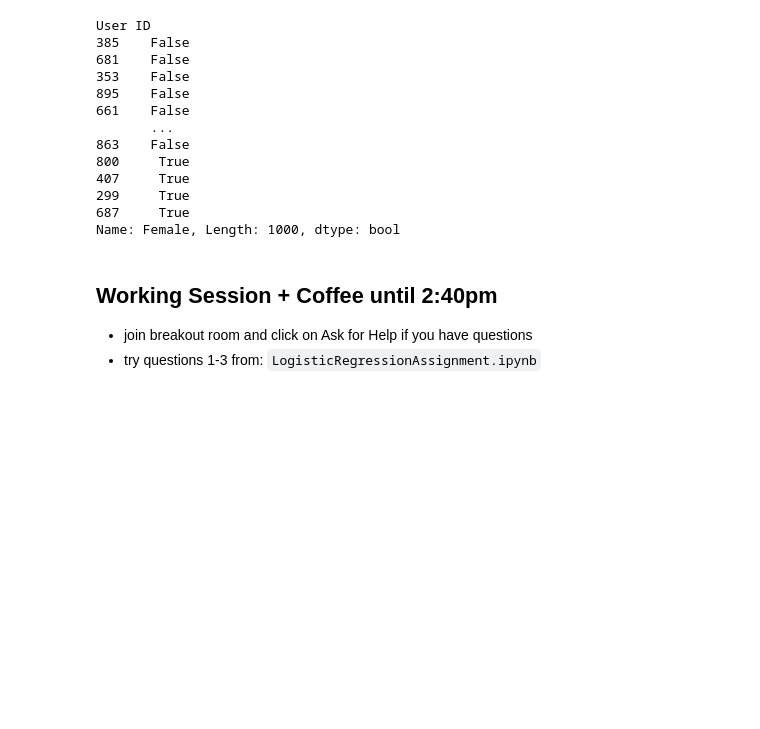
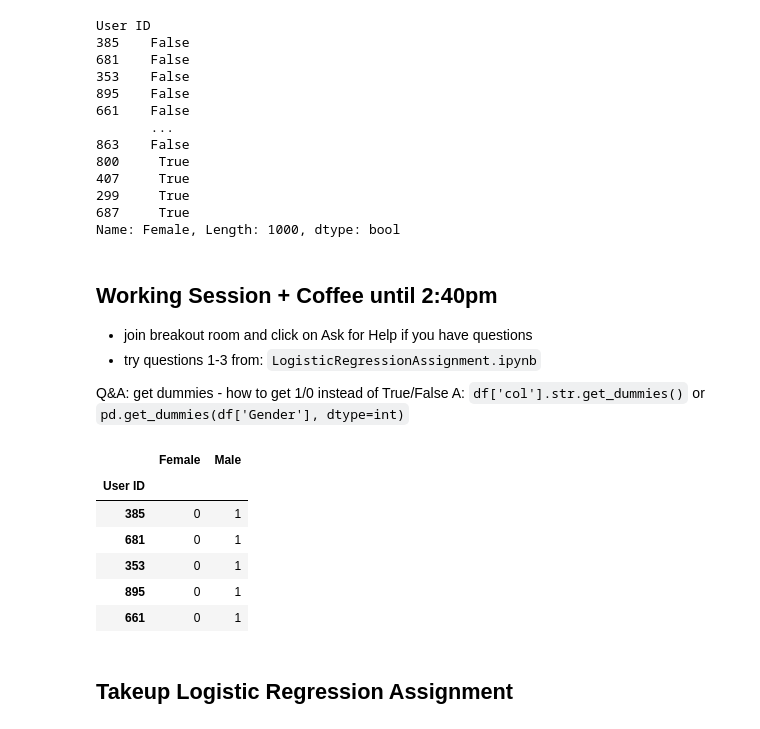
Before and after one commit to TheMarqueeGroup/JPM_DS_Apr2024, a Jupyter notebook: day3_notes.ipynb, the cells around one changed output. Cells and saved outputs as stored; diff of their text form; code cells hidden in the pictures; blank space fills up the shorter version.

```diff
--- a/day3_notes.ipynb
+++ b/day3_notes.ipynb
@@ -506,3 +506,18 @@ Name: Female, Length: 1000, dtype: bool
 ## Working Session + Coffee until 2:40pm
 - join breakout room and click on Ask for Help if you have questions
 - try questions 1-3 from: `LogisticRegressionAssignment.ipynb`
+
+Q&A: get dummies - how to get 1/0 instead of True/False
+A: `df['col'].str.get_dummies()` or `pd.get_dummies(df['Gender'], dtype=int)`
+# %%
+pd.get_dummies(df['Gender'],dtype=int).head()
+# %% [output]
+|  | Female | Male |
+| User ID |  |  |
+| 385 | 0 | 1 |
+| 681 | 0 | 1 |
+| 353 | 0 | 1 |
+| 895 | 0 | 1 |
+| 661 | 0 | 1 |
+# %% [markdown]
+## Takeup Logistic Regression Assignment
```
Also changed, not shown: parts of 5 cells of this notebook.
